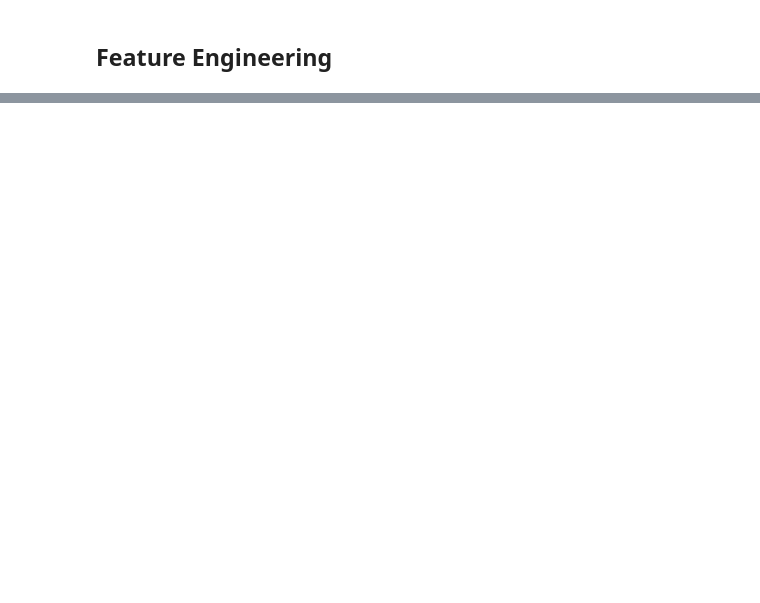
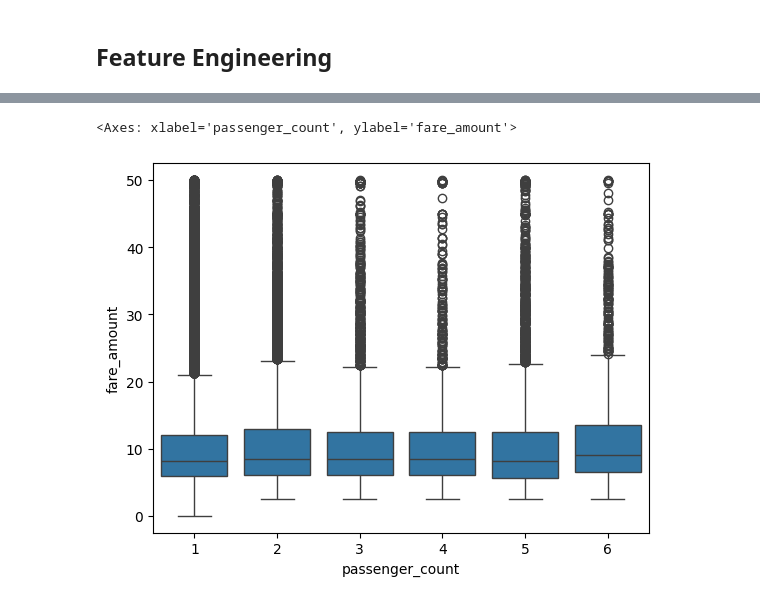
Before and after one commit to ahealion1/Data-Science-Projects, a Jupyter notebook: TaxiFarePrediction/taxi-fare-prediction.ipynb, the cells around one changed output, grey strips where cells are left out. Saved outputs shown, nothing was run; the diff lists cells and outputs as text; code cells hidden in the pictures; blank space fills up the shorter version.

```diff
--- a/TaxiFarePrediction/taxi-fare-prediction.ipynb
+++ b/TaxiFarePrediction/taxi-fare-prediction.ipynb
@@ -268,0 +314,5 @@ taxi['distance_km'] = taxi.apply(lambda r:distance.distance((r['pickup_latitude'
+# %%
+sns.boxplot(data=taxi.loc[taxi['fare_amount'] <= 50], x='passenger_count', y='fare_amount')
+# %% [output]
+<Axes: xlabel='passenger_count', ylabel='fare_amount'>
+[figure, added]
```
Also changed, not shown: parts of 33 cells of this notebook, 1 other file.
